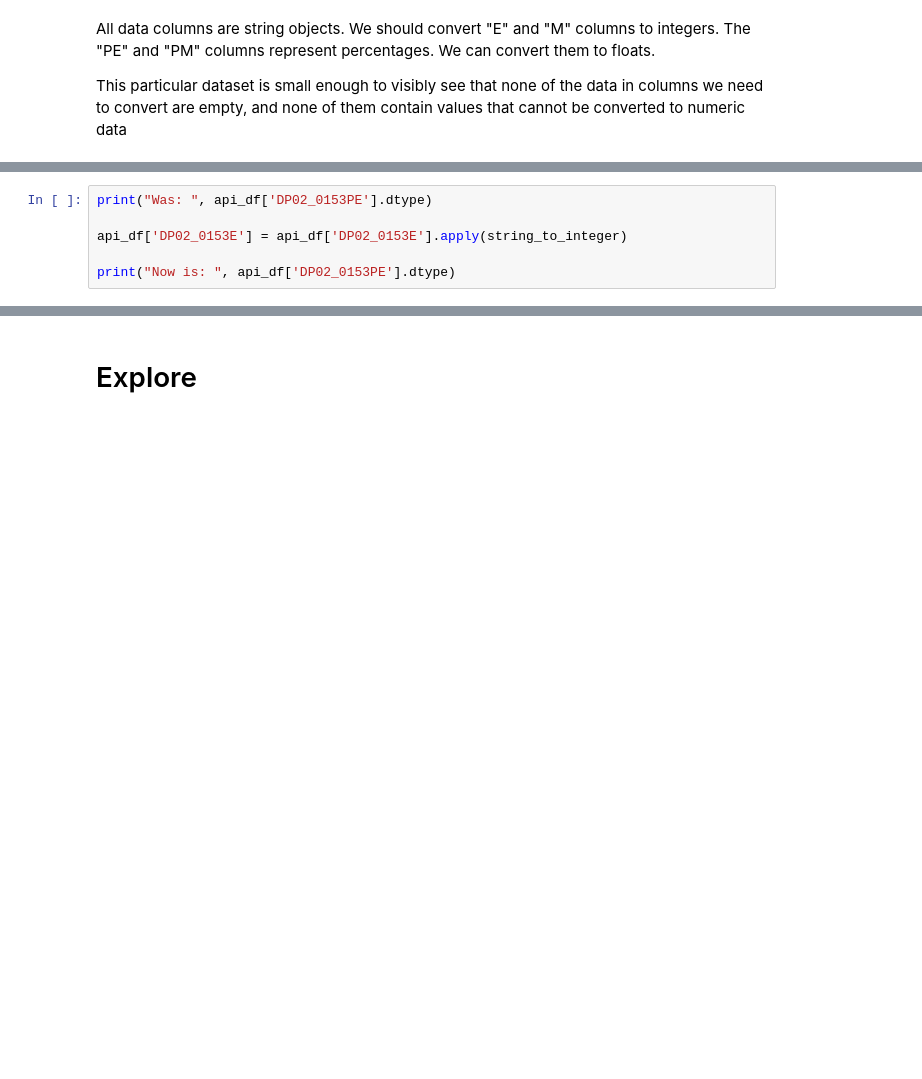
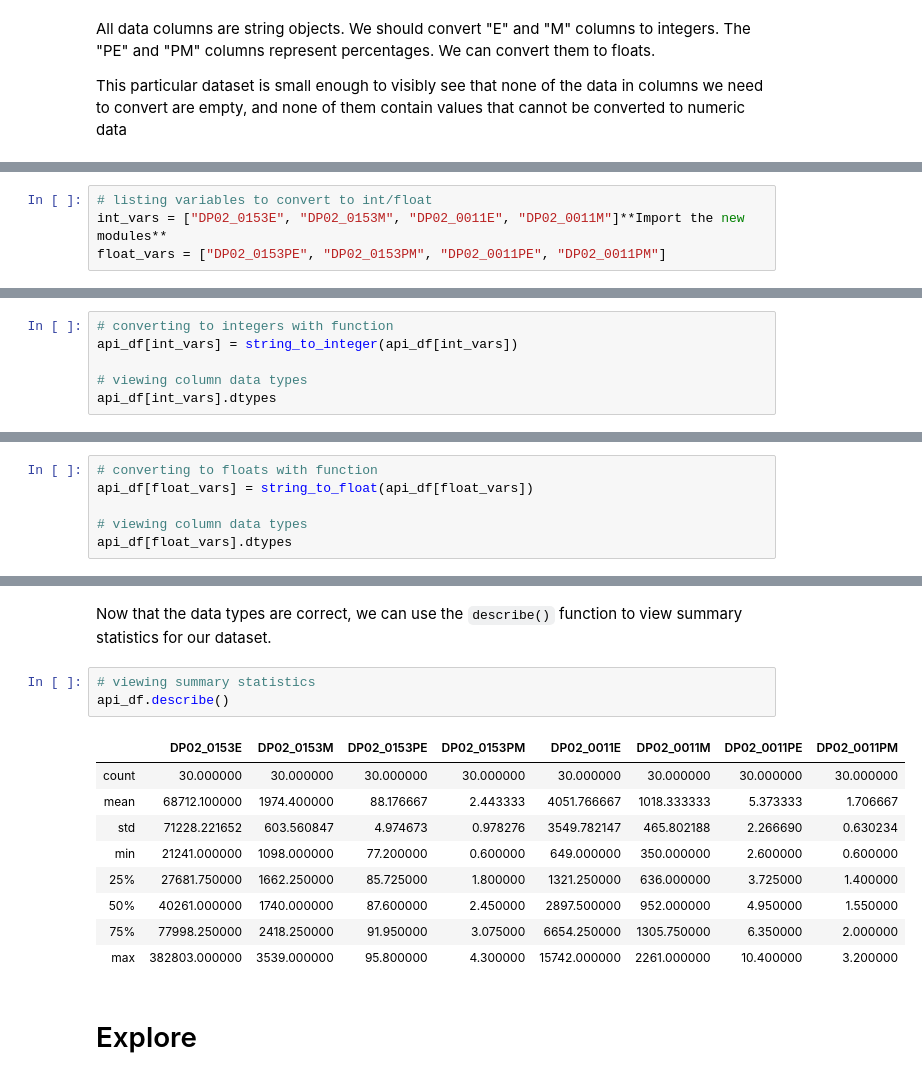
Before and after one commit to jammy-bot/acs-api, a Jupyter notebook: notebooks/2-api-data.ipynb, the cells around one changed output, grey strips where cells are left out. Drawn from its saved outputs; the diff is of its cells as text; blank space fills up the shorter version.

Commit message:
add column conversions

```diff
--- a/notebooks/2-api-data.ipynb
+++ b/notebooks/2-api-data.ipynb
@@ -311,6 +288,0 @@ Now is:  int64
-# %%
-print("Was: ", api_df['DP02_0153PE'].dtype)
-
-api_df['DP02_0153E'] = api_df['DP02_0153E'].apply(string_to_integer)
-
-print("Now is: ", api_df['DP02_0153PE'].dtype)
@@ -329,0 +337,4 @@ Name: DP02_0153PE, dtype: object
+# %%
+# listing variables to convert to int/float
+int_vars = ["DP02_0153E", "DP02_0153M", "DP02_0011E", "DP02_0011M"]**Import the new modules**
+float_vars = ["DP02_0153PE", "DP02_0153PM", "DP02_0011PE", "DP02_0011PM"]
@@ -329,0 +351,6 @@ Name: DP02_0153PE, dtype: object
+# %%
+# converting to integers with function
+api_df[int_vars] = string_to_integer(api_df[int_vars])
+
+# viewing column data types
+api_df[int_vars].dtypes
@@ -329,0 +375,6 @@ Name: DP02_0153PE, dtype: object
+# %%
+# converting to floats with function
+api_df[float_vars] = string_to_float(api_df[float_vars])
+
+# viewing column data types
+api_df[float_vars].dtypes
@@ -330,3 +410,18 @@ Name: DP02_0153PE, dtype: object
+# %% [markdown]
+Now that the data types are correct, we can use the `describe()` function to view summary statistics for our dataset.
+# %%
+# viewing summary statistics
+api_df.describe()
+# %% [output]
+|  | DP02_0153E | DP02_0153M | DP02_0153PE | DP02_0153PM | DP02_0011E | DP02_0011M | DP02_0011PE | DP02_0011PM |
+| count | 30.000000 | 30.000000 | 30.000000 | 30.000000 | 30.000000 | 30.000000 | 30.000000 | 30.000000 |
+| mean | 68712.100000 | 1974.400000 | 88.176667 | 2.443333 | 4051.766667 | 1018.333333 | 5.373333 | 1.706667 |
+| std | 71228.221652 | 603.560847 | 4.974673 | 0.978276 | 3549.782147 | 465.802188 | 2.266690 | 0.630234 |
+| min | 21241.000000 | 1098.000000 | 77.200000 | 0.600000 | 649.000000 | 350.000000 | 2.600000 | 0.600000 |
+| 25% | 27681.750000 | 1662.250000 | 85.725000 | 1.800000 | 1321.250000 | 636.000000 | 3.725000 | 1.400000 |
+| 50% | 40261.000000 | 1740.000000 | 87.600000 | 2.450000 | 2897.500000 | 952.000000 | 4.950000 | 1.550000 |
+| 75% | 77998.250000 | 2418.250000 | 91.950000 | 3.075000 | 6654.250000 | 1305.750000 | 6.350000 | 2.000000 |
+| max | 382803.000000 | 3539.000000 | 95.800000 | 4.300000 | 15742.000000 | 2261.000000 | 10.400000 | 3.200000 |
 # %% [markdown]
 # Explore
 # %% [markdown]
```
Also changed, not shown: parts of 16 cells of this notebook.
